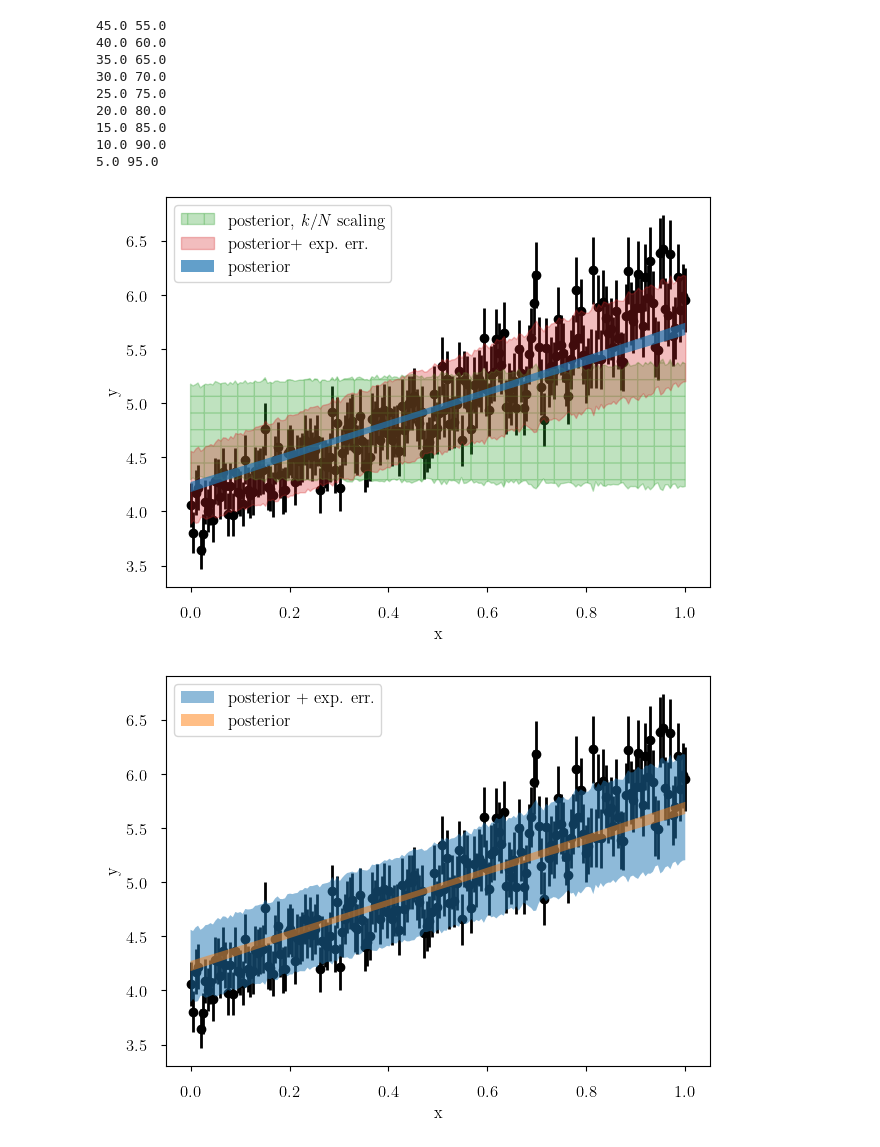
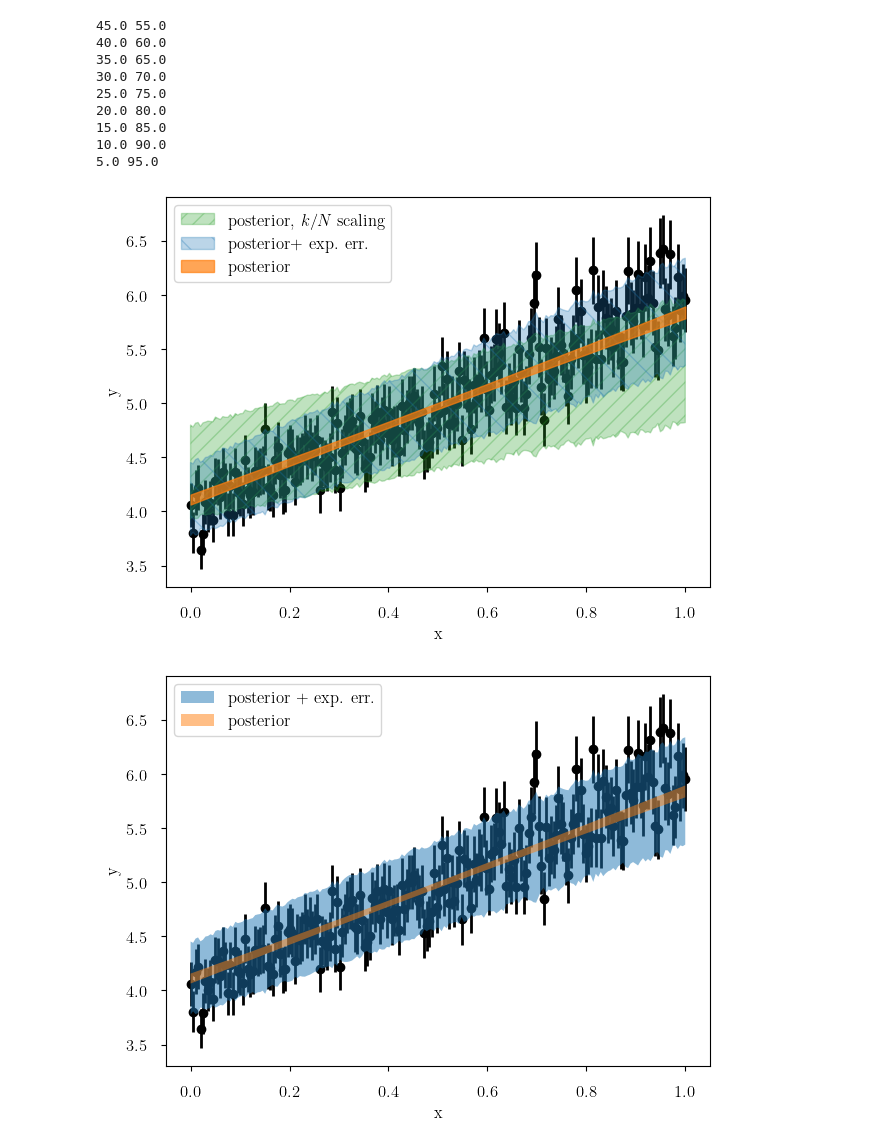
Before and after one commit to beykyle/rxmc, a Jupyter notebook: examples/overconfidence.ipynb, the cells around one changed output. Cells and saved outputs as stored; diff of their text form; code cells hidden in the pictures.

```diff
--- a/examples/overconfidence.ipynb
+++ b/examples/overconfidence.ipynb
@@ -94,7 +94,7 @@ class LinearModel(rxmc.physical_model.PhysicalModel):
 # %%
 prior_mean = OrderedDict(
     [
-        ("m", 0),
+        ("m", 1),
         ("b", 4),
     ]
 )
@@ -339,20 +340,21 @@ upper_s = pctls_scaled[inner_pctls.shape[0] :, :]
 # %%
 # plt.fill_between(x_data, lower_bounds[-2,:], upper_bounds[-2,:], alpha=0.5)
 plt.errorbar(
     x_data, y_data, reported_stat_err, linestyle="none", marker="o", color="k", zorder=0
 )
-plt.fill_between(x_data, lower_s[-1, :], upper_s[-1, :], alpha=0.3, color="tab:green", label="posterior, $k/N$ scaling", hatch="|-")
+plt.fill_between(x_data, lower_s[-1, :], upper_s[-1, :], alpha=0.3, color="tab:green", label="posterior, $k/N$ scaling", hatch="//")
 
-plt.fill_between(x_data, lower[-1, :], upper[-1, :], alpha=0.3, color="tab:red", label="posterior+ exp. err.")
-plt.fill_between(x_data, lower_l[-1, :], upper_l[-1, :], alpha=0.7, label="posterior")
+plt.fill_between(x_data, lower[-1, :], upper[-1, :], alpha=0.3, color="tab:blue", label="posterior+ exp. err.", hatch="\\")
+plt.fill_between(x_data, lower_l[-1, :], upper_l[-1, :], alpha=0.7, color="tab:orange", label="posterior")
 
 plt.xlabel("x")
 plt.ylabel("y")
 plt.legend()
 plt.tight_layout()
+#plt.savefig(f"ci_scaled_vs_non.pdf")
 plt.savefig(f"ci_scaled_vs_non_badprior.pdf")
 # %% [output]
-[figure, old version]
+[figure, new version]
 # %%
 # plt.fill_between(x_data, lower_bounds[-2,:], upper_bounds[-2,:], alpha=0.5)
 plt.errorbar(
@@ -367,7 +369,7 @@ plt.legend()
 plt.tight_layout()
 plt.savefig(f"n{N}_ci.pdf")
 # %% [output]
-[figure, old version]
+[figure, new version]
 # %%
 def coverage_counted(y, err, lower, upper):
     coverage_integrated = np.zeros(len(lower))
```
Also changed, not shown: parts of 5 cells of this notebook.
